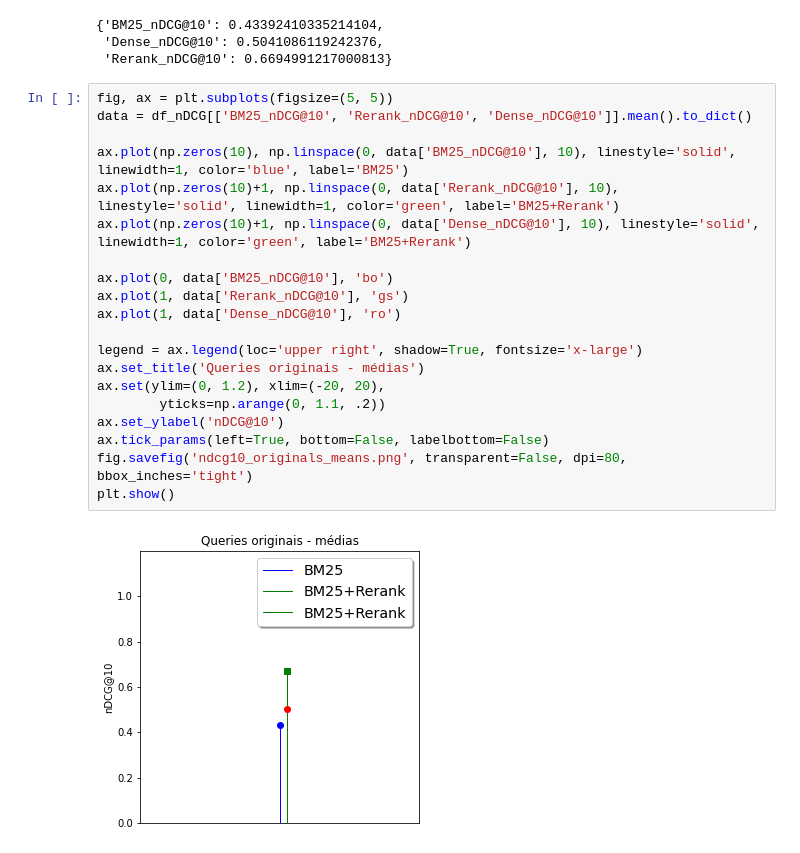
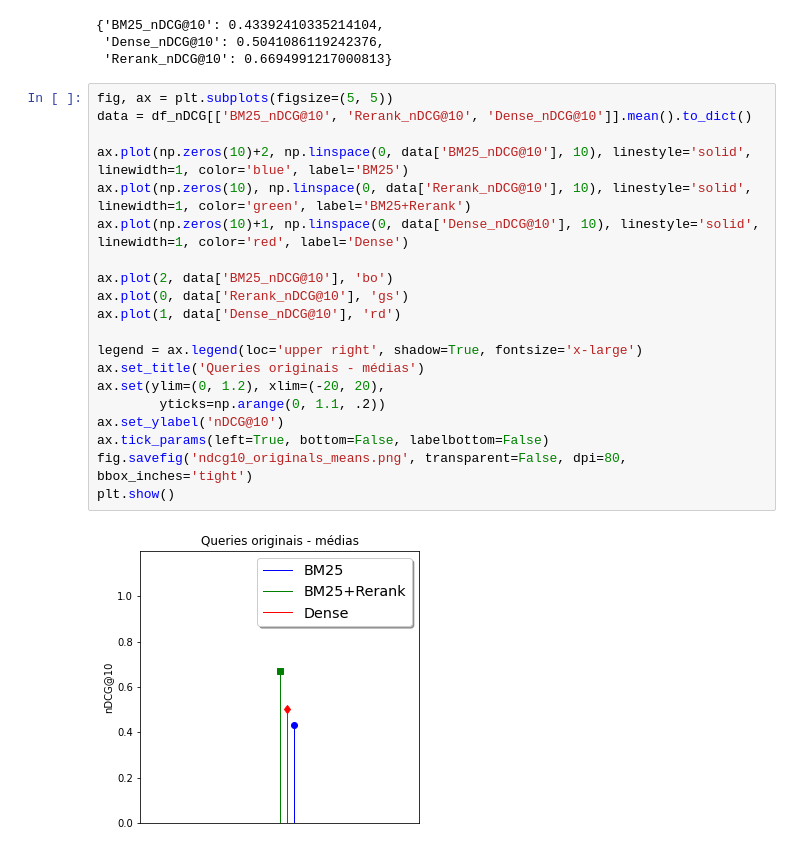
Before and after one commit to leonardo3108/robustez-query, a Jupyter notebook: code/gerar_graficos_comparacao_metodos.ipynb, the cells around one changed output. Cells and saved outputs as stored; diff of their text form.

```diff
--- a/code/gerar_graficos_comparacao_metodos.ipynb
+++ b/code/gerar_graficos_comparacao_metodos.ipynb
@@ -240,22 +159,22 @@ df_nDCG[['BM25_nDCG@10', 'Rerank_nDCG@10', 'Dense_nDCG@10']].mean().to_dict()
 # %%
 fig, ax = plt.subplots(figsize=(5, 5))
 data = df_nDCG[['BM25_nDCG@10', 'Rerank_nDCG@10', 'Dense_nDCG@10']].mean().to_dict()
 
-ax.plot(np.zeros(10), np.linspace(0, data['BM25_nDCG@10'], 10), linestyle='solid', linewidth=1, color='blue', label='BM25')
-ax.plot(np.zeros(10)+1, np.linspace(0, data['Rerank_nDCG@10'], 10), linestyle='solid', linewidth=1, color='green', label='BM25+Rerank')
-ax.plot(np.zeros(10)+1, np.linspace(0, data['Dense_nDCG@10'], 10), linestyle='solid', linewidth=1, color='green', label='BM25+Rerank')
+ax.plot(np.zeros(10)+2, np.linspace(0, data['BM25_nDCG@10'], 10), linestyle='solid', linewidth=1, color='blue', label='BM25')
+ax.plot(np.zeros(10), np.linspace(0, data['Rerank_nDCG@10'], 10), linestyle='solid', linewidth=1, color='green', label='BM25+Rerank')
+ax.plot(np.zeros(10)+1, np.linspace(0, data['Dense_nDCG@10'], 10), linestyle='solid', linewidth=1, color='red', label='Dense')
 
-ax.plot(0, data['BM25_nDCG@10'], 'bo')
-ax.plot(1, data['Rerank_nDCG@10'], 'gs')
-ax.plot(1, data['Dense_nDCG@10'], 'ro')
+ax.plot(2, data['BM25_nDCG@10'], 'bo')
+ax.plot(0, data['Rerank_nDCG@10'], 'gs')
+ax.plot(1, data['Dense_nDCG@10'], 'rd')
 
 legend = ax.legend(loc='upper right', shadow=True, fontsize='x-large')
 ax.set_title('Queries originais - médias')
 ax.set(ylim=(0, 1.2), xlim=(-20, 20),
         yticks=np.arange(0, 1.1, .2))
 ax.set_ylabel('nDCG@10')
 ax.tick_params(left=True, bottom=False, labelbottom=False)
 fig.savefig('ndcg10_originals_means.png', transparent=False, dpi=80, bbox_inches='tight')
 plt.show()
 # %% [output]
-[figure, old version]
+[figure, new version]
```
Also changed, not shown: parts of 12 cells of this notebook.
